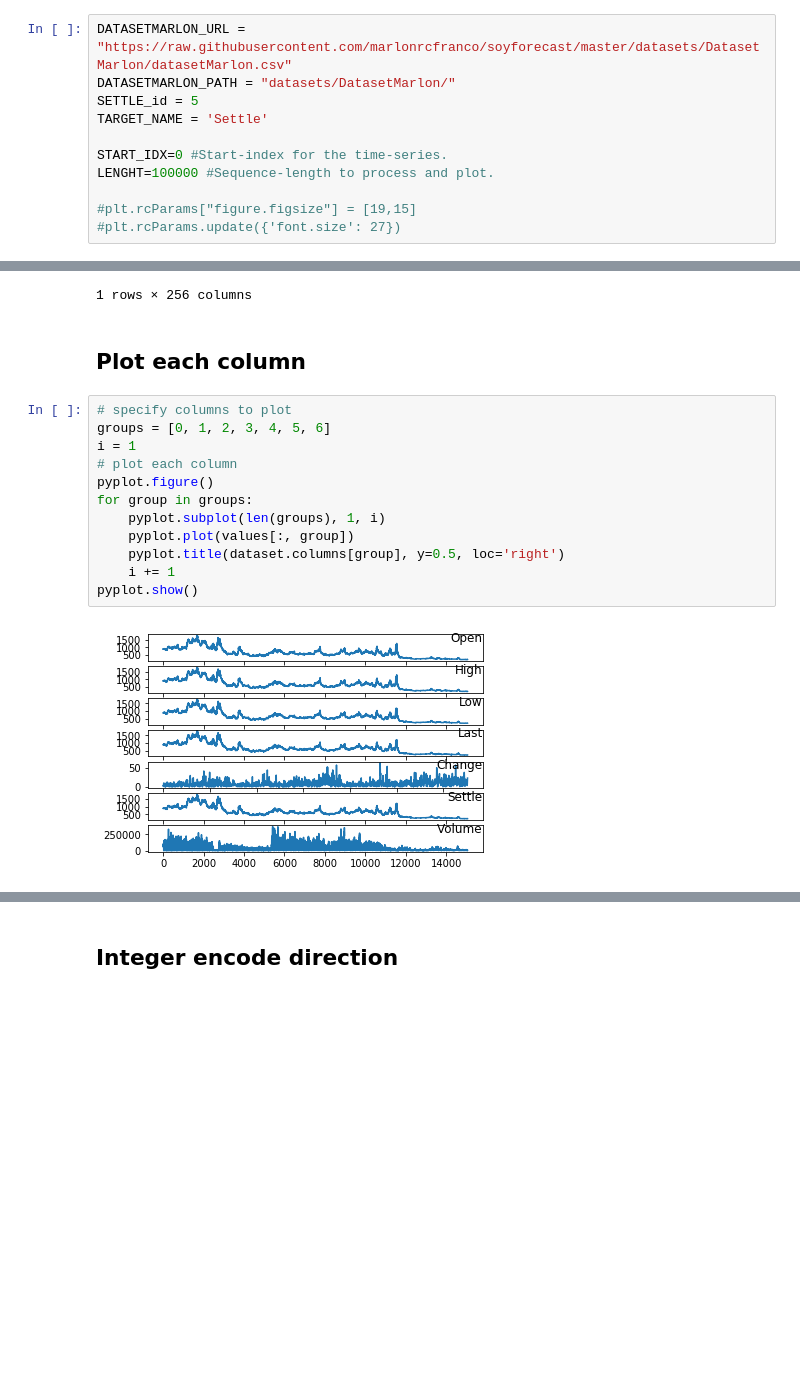
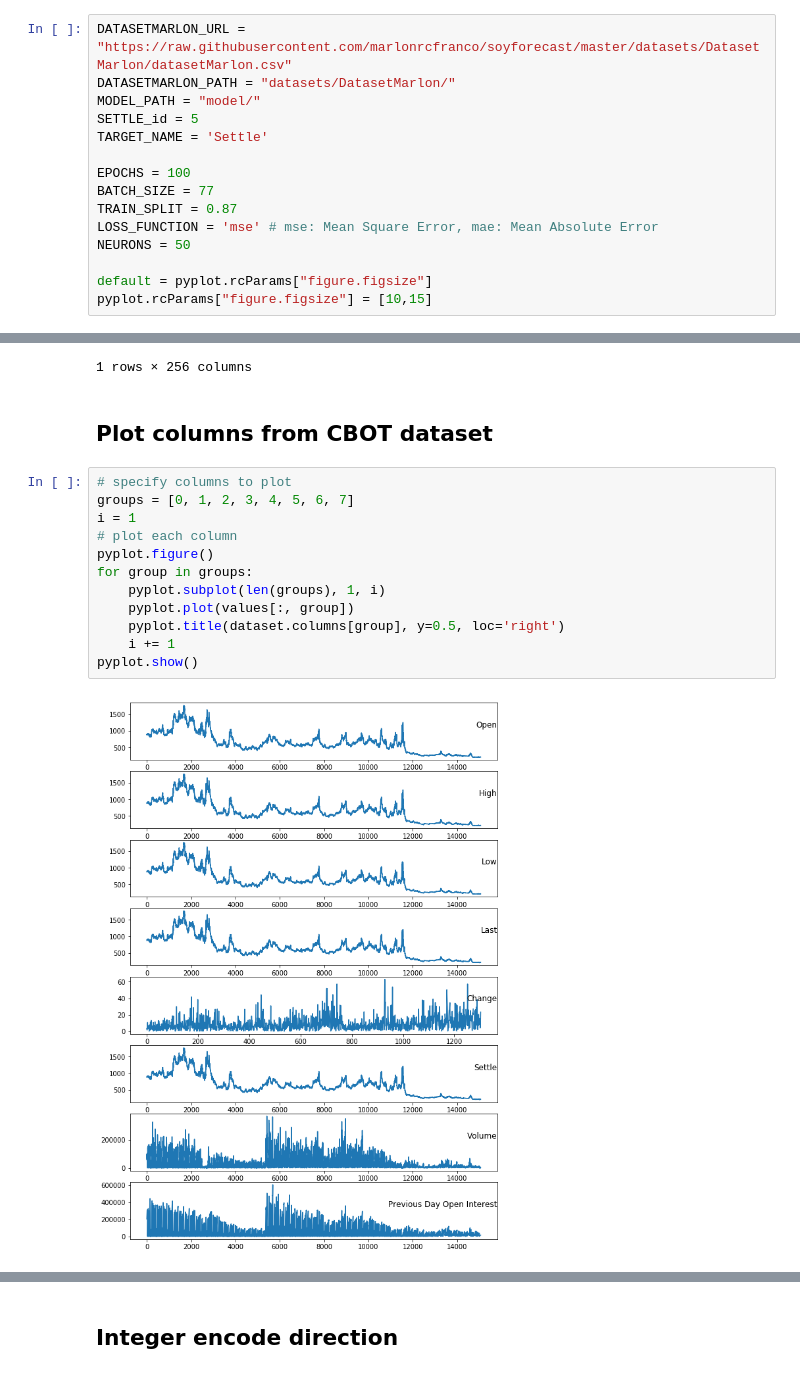
Before and after one commit to marlonrcfranco/soyforecast, a Jupyter notebook: soyforecast.ipynb, the cells around one changed output, grey strips where cells are left out. Saved outputs shown, nothing was run; the diff lists cells and outputs as text; blank space fills up the shorter version.

```diff
--- a/soyforecast.ipynb
+++ b/soyforecast.ipynb
@@ -91,14 +73,18 @@ tf.keras.__version__
 # %%
 DATASETMARLON_URL = "https://raw.githubusercontent.com/marlonrcfranco/soyforecast/master/datasets/DatasetMarlon/datasetMarlon.csv"
 DATASETMARLON_PATH = "datasets/DatasetMarlon/"
+MODEL_PATH = "model/"
 SETTLE_id = 5
 TARGET_NAME = 'Settle'
 
-START_IDX=0 #Start-index for the time-series.
-LENGHT=100000 #Sequence-length to process and plot.
+EPOCHS = 100
+BATCH_SIZE = 77
+TRAIN_SPLIT = 0.87
+LOSS_FUNCTION = 'mse' # mse: Mean Square Error, mae: Mean Absolute Error
+NEURONS = 50
 
-#plt.rcParams["figure.figsize"] = [19,15]
-#plt.rcParams.update({'font.size': 27})
+default = pyplot.rcParams["figure.figsize"]
+pyplot.rcParams["figure.figsize"] = [10,15]
 # %% [markdown]
 ## Fetch Data
 # %%
@@ -154,19 +140,19 @@ datasets/DatasetMarlon/datasetMarlon.csv
 | Date | YEAR | MONTH | DAY |  |  |  |  |  |  |  | ... |
 | 2019-04-22 | 2019 | 4 | 22 | 881.5 | 883.25 | 876.25 | 876.75 | 3.5 | 877.0 | 62527.0 | ... |
 1 rows × 256 columns
-# %% [markdown]
-## Plot each column
+# %% [markdown]
+## Plot columns from CBOT dataset
 # %%
 # specify columns to plot
-groups = [0, 1, 2, 3, 4, 5, 6]
+groups = [0, 1, 2, 3, 4, 5, 6, 7]
 i = 1
 # plot each column
 pyplot.figure()
 for group in groups:
 	pyplot.subplot(len(groups), 1, i)
 	pyplot.plot(values[:, group])
 	pyplot.title(dataset.columns[group], y=0.5, loc='right')
 	i += 1
 pyplot.show()
 # %% [output]
-[figure, old version]
+[figure, new version]
```
Also changed, not shown: parts of 20 cells of this notebook.
